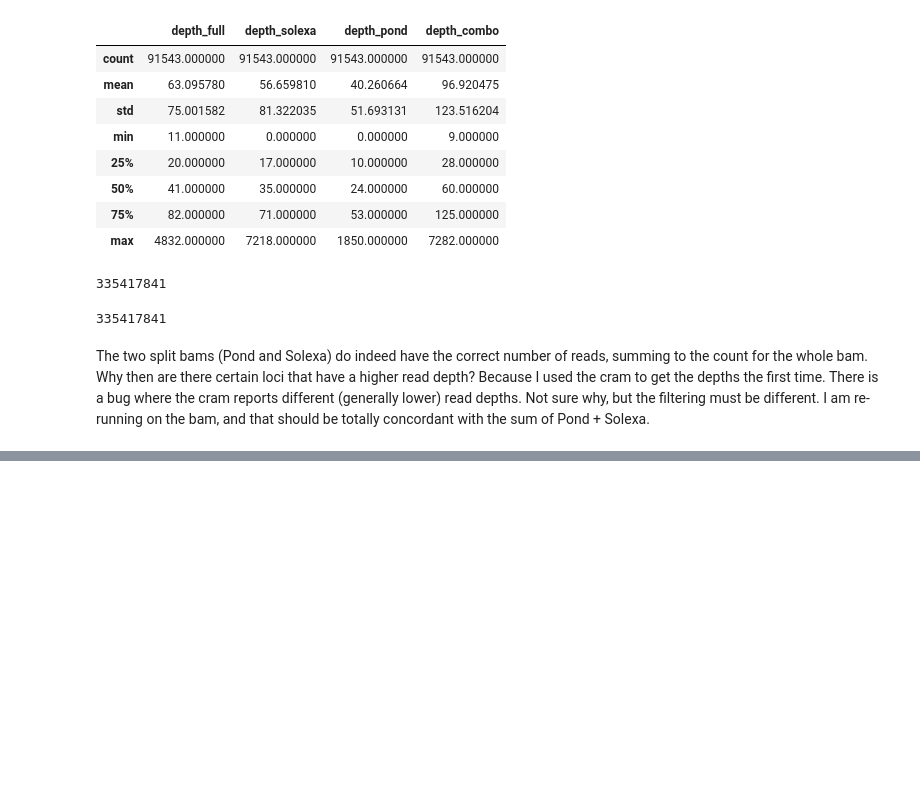
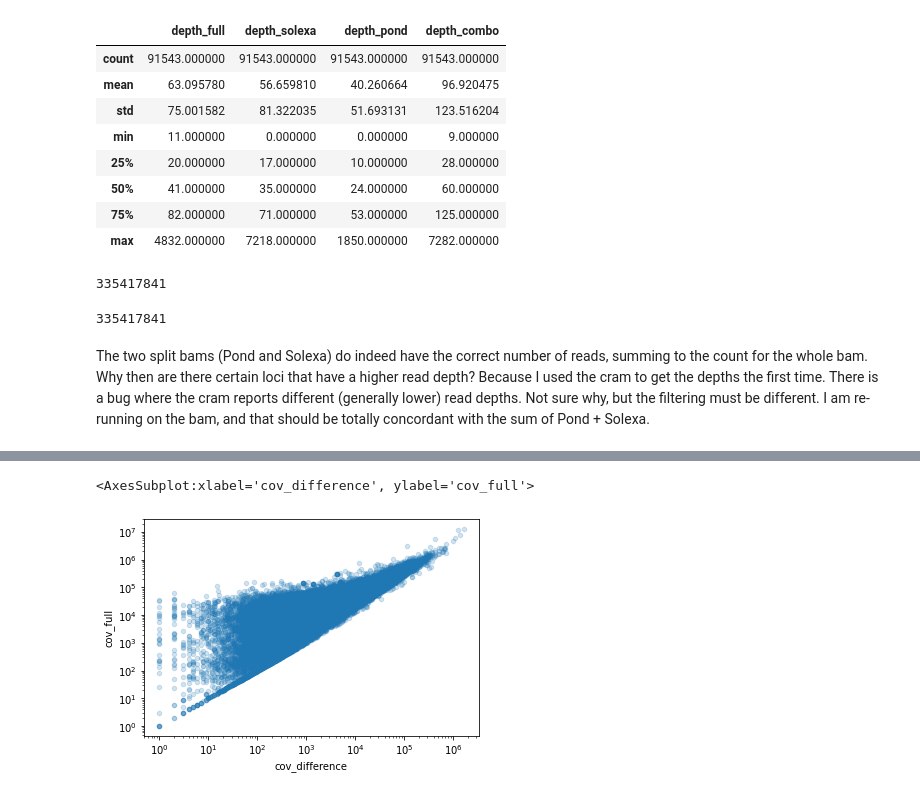
Before and after one commit to ConorMesser/cnv_suite, a Jupyter notebook: investigate_exome_bait_sets.ipynb, the cells around one changed output, grey strips where cells are left out. Cells and saved outputs as stored; diff of their text form; code cells hidden in the pictures; blank space fills up the shorter version.

```diff
--- a/investigate_exome_bait_sets.ipynb
+++ b/investigate_exome_bait_sets.ipynb
@@ -180,0 +221,9 @@ The two split bams (Pond and Solexa) do indeed have the correct number of reads,
+# %%
+full_bam_exon_depths = pd.read_csv('../cnv_data/NA12878.WES.phase1_2_combined.hg38.binned_coverage.bed', sep='\t', header=None, names=['chr', 'start', 'end', 'cov', 'covraw'])
+solexa_bam_exon_depths = pd.read_csv('../cnv_data/NA12878.Solexa_WES.phase1_2_combined.hg38.binned_coverage.bed', sep='\t', header=None, names=['chr', 'start', 'end', 'cov', 'covraw'])
+pond_bam_exon_depths = pd.read_csv('../cnv_data/NA12878.Pond_WES.phase1_2_combined.hg38.binned_coverage.bed', sep='\t', header=None, names=['chr', 'start', 'end', 'cov', 'covraw'])
+# %%
+combined_exon_depths = full_bam_exon_depths.drop(columns='covraw').rename(columns={'cov':'cov_full'}).merge(solexa_bam_exon_depths.drop(columns='covraw').rename(columns={'cov':'cov_solexa'}), on=['chr', 'start', 'end']).merge(pond_bam_exon_depths.drop(columns='covraw').rename(columns={'cov':'cov_pond'}), on=['chr', 'start', 'end'])
+# %%
+combined_exon_depths['cov_combined'] = combined_exon_depths['cov_solexa'] + combined_exon_depths['cov_pond']
+combined_exon_depths['cov_difference'] = combined_exon_depths['cov_solexa'] - combined_exon_depths['cov_pond']
@@ -180,0 +277,5 @@ The two split bams (Pond and Solexa) do indeed have the correct number of reads,
+# %%
+combined_exon_depths.plot.scatter(x='cov_difference', y='cov_full', logx=True, logy=True, alpha=0.2)
+# %% [output]
+<AxesSubplot:xlabel='cov_difference', ylabel='cov_full'>
+[figure, added]
```
Also changed, not shown: parts of 22 cells of this notebook, 1 other file.
